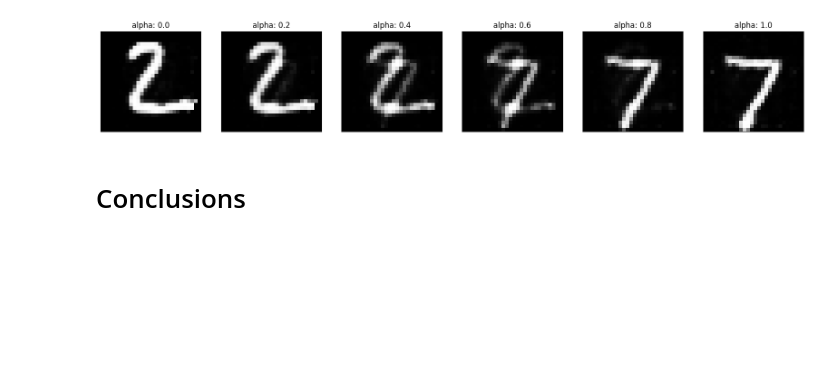
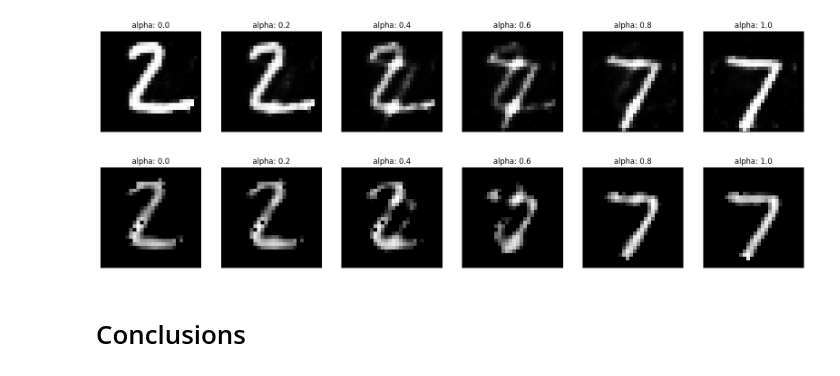
Before and after one commit to Sopralapanca/Pattern-Recognition, a Jupyter notebook: ASSIGNMENT_1_GIACOMO_CARFI_AUTOENCODER.ipynb, the cells around one changed output. Saved outputs shown, nothing was run; the diff lists cells and outputs as text; code cells hidden in the pictures; blank space fills up the shorter version.

```diff
--- a/ASSIGNMENT_1_GIACOMO_CARFI_AUTOENCODER.ipynb
+++ b/ASSIGNMENT_1_GIACOMO_CARFI_AUTOENCODER.ipynb
@@ -541,6 +545,10 @@ img2 = X_test[1]
 compute_interpolation(sae, img1, img2)
 # %% [output]
 [figure]
+# %%
+compute_interpolation(deep_ae, img1, img2)
+# %% [output]
+[figure, added]
 # %% [markdown]
 # Conclusions
 # %% [markdown]
```
Also changed, not shown: parts of 18 cells of this notebook.
